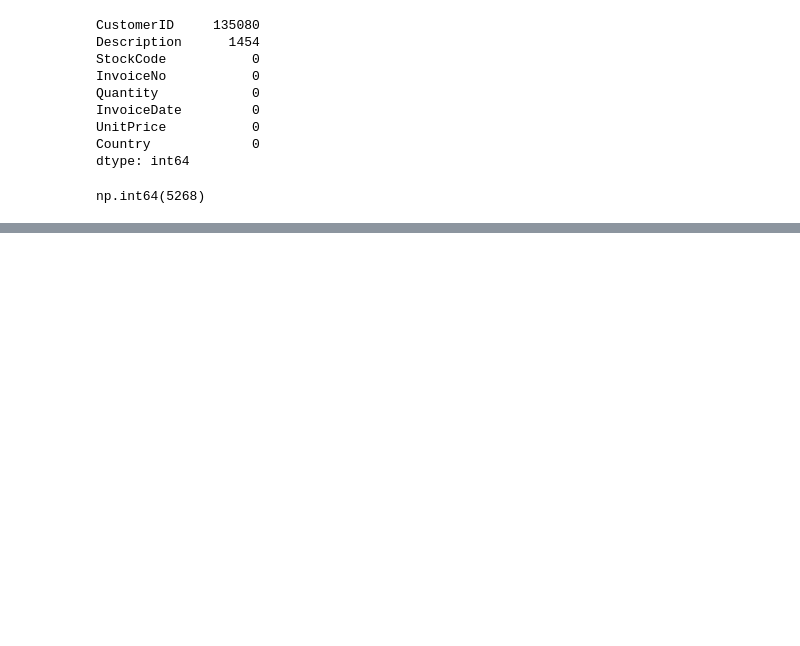
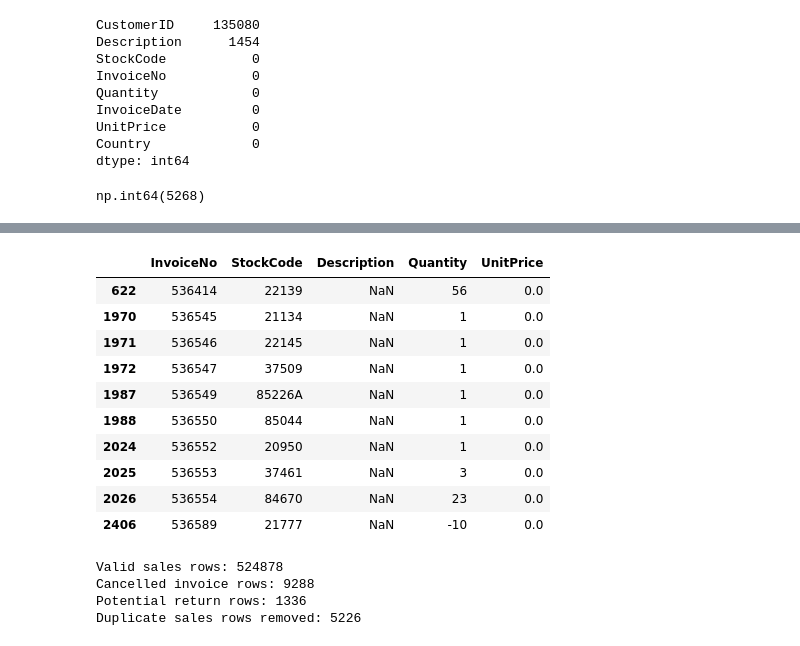
Before and after one commit to sahelsepehri/data-analysis-portfolio, a Jupyter notebook: ecommerce-sales-analysis/notebooks/E-commerce Sales Performance Analysis.ipynb, the cells around one changed output, grey strips where cells are left out. Cells and saved outputs as stored; diff of their text form; code cells hidden in the pictures; blank space fills up the shorter version.

Commit message:
Clean and prepare retail sales data

```diff
--- a/ecommerce-sales-analysis/notebooks/E-commerce Sales Performance Analysis.ipynb
+++ b/ecommerce-sales-analysis/notebooks/E-commerce Sales Performance Analysis.ipynb
@@ -63,0 +178,68 @@ df.describe().T
+# %%
+# Inspect zero or negative prices
+display(
+    work_df.loc[
+        work_df["UnitPrice"] <= 0,
+        ["InvoiceNo", "StockCode", "Description",
+         "Quantity", "UnitPrice"]
+    ].head(10)
+)
+# %% [output]
+|  | InvoiceNo | StockCode | Description | Quantity | UnitPrice |
+| 622 | 536414 | 22139 | NaN | 56 | 0.0 |
+| 1970 | 536545 | 21134 | NaN | 1 | 0.0 |
+| 1971 | 536546 | 22145 | NaN | 1 | 0.0 |
+| 1972 | 536547 | 37509 | NaN | 1 | 0.0 |
+| 1987 | 536549 | 85226A | NaN | 1 | 0.0 |
+| 1988 | 536550 | 85044 | NaN | 1 | 0.0 |
+| 2024 | 536552 | 20950 | NaN | 1 | 0.0 |
+| 2025 | 536553 | 37461 | NaN | 3 | 0.0 |
+| 2026 | 536554 | 84670 | NaN | 23 | 0.0 |
+| 2406 | 536589 | 21777 | NaN | -10 | 0.0 |
+# %%
+
+# Keep cancelled invoices separately
+cancelled_df = work_df.loc[
+    work_df["IsCancelled"]
+].copy()
+
+# Identify possible returns
+returns_df = work_df.loc[
+    (~work_df["IsCancelled"])
+    & (work_df["Quantity"] < 0)
+].copy()
+
+# Keep valid sales transactions
+sales_df = work_df.loc[
+    (~work_df["IsCancelled"])
+    & (work_df["Quantity"] > 0)
+    & (work_df["UnitPrice"] > 0)
+    & (work_df["InvoiceDate"].notna())
+].copy()
+
+# Remove exact duplicate sales rows
+rows_before_dedup = len(sales_df)
+
+sales_df = sales_df.drop_duplicates().copy()
+
+duplicates_removed = (
+    rows_before_dedup - len(sales_df)
+)
+
+# Remove the helper column from the sales dataset
+sales_df = sales_df.drop(columns="IsCancelled")
+
+# Calculate transaction-line revenue
+sales_df["Revenue"] = (
+    sales_df["Quantity"] * sales_df["UnitPrice"]
+)
+
+print("Valid sales rows:", len(sales_df))
+print("Cancelled invoice rows:", len(cancelled_df))
+print("Potential return rows:", len(returns_df))
+print("Duplicate sales rows removed:", duplicates_removed)
+# %% [output]
+Valid sales rows: 524878
+Cancelled invoice rows: 9288
+Potential return rows: 1336
+Duplicate sales rows removed: 5226
```
Also changed, not shown: parts of 10 cells of this notebook.
